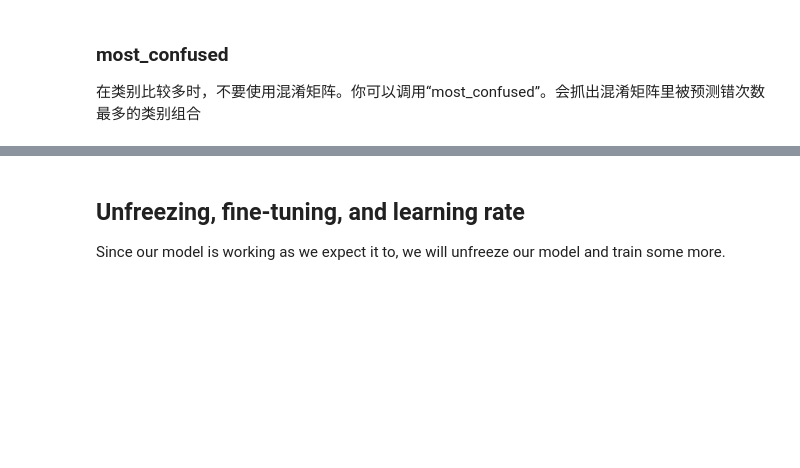
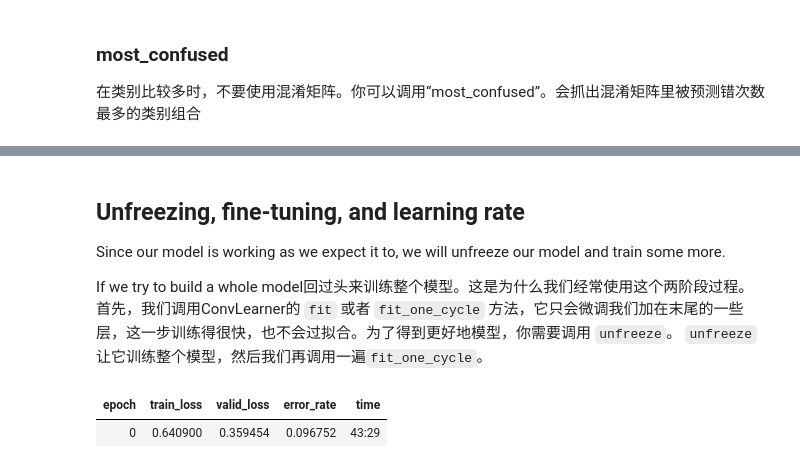
Before and after one commit to stemgene/fastai2019, a Jupyter notebook: Lesson1.ipynb, the cells around one changed output, grey strips where cells are left out. Saved outputs shown, nothing was run; the diff lists cells and outputs as text; code cells hidden in the pictures; blank space fills up the shorter version.

```diff
--- a/Lesson1.ipynb
+++ b/Lesson1.ipynb
@@ -246,3 +244,11 @@ interp.most_confused(min_val=2)
 ## Unfreezing, fine-tuning, and learning rate
 
 Since our model is working as we expect it to, we will unfreeze our model and train some more.
+
+If we try to build a whole model回过头来训练整个模型。这是为什么我们经常使用这个两阶段过程。首先，我们调用ConvLearner的 `fit` 或者 `fit_one_cycle` 方法，它只会微调我们加在末尾的一些层，这一步训练得很快，也不会过拟合。为了得到更好地模型，你需要调用 `unfreeze`。 `unfreeze` 让它训练整个模型，然后我们再调用一遍`fit_one_cycle`。
+# %%
+learn.unfreeze()  # train the whole model.
+learn.fit_one_cycle(1)
+# %% [output]
+| epoch | train_loss | valid_loss | error_rate | time |
+| 0 | 0.640900 | 0.359454 | 0.096752 | 43:29 |
```
Also changed, not shown: parts of 16 cells of this notebook.
